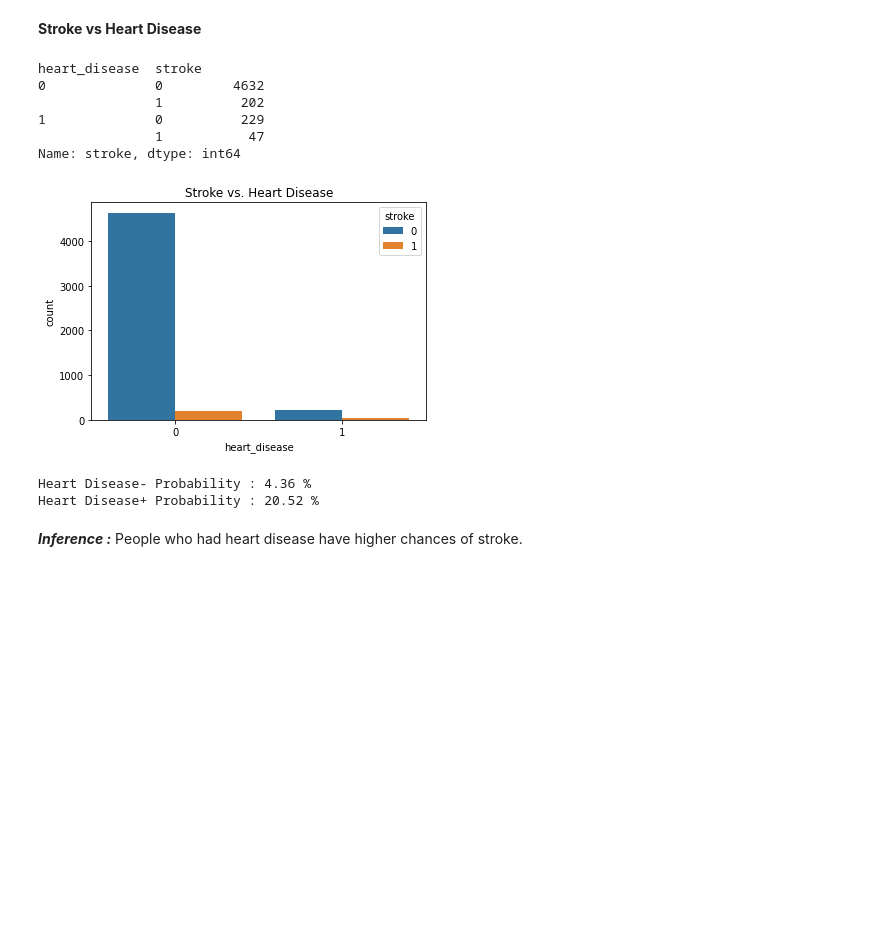
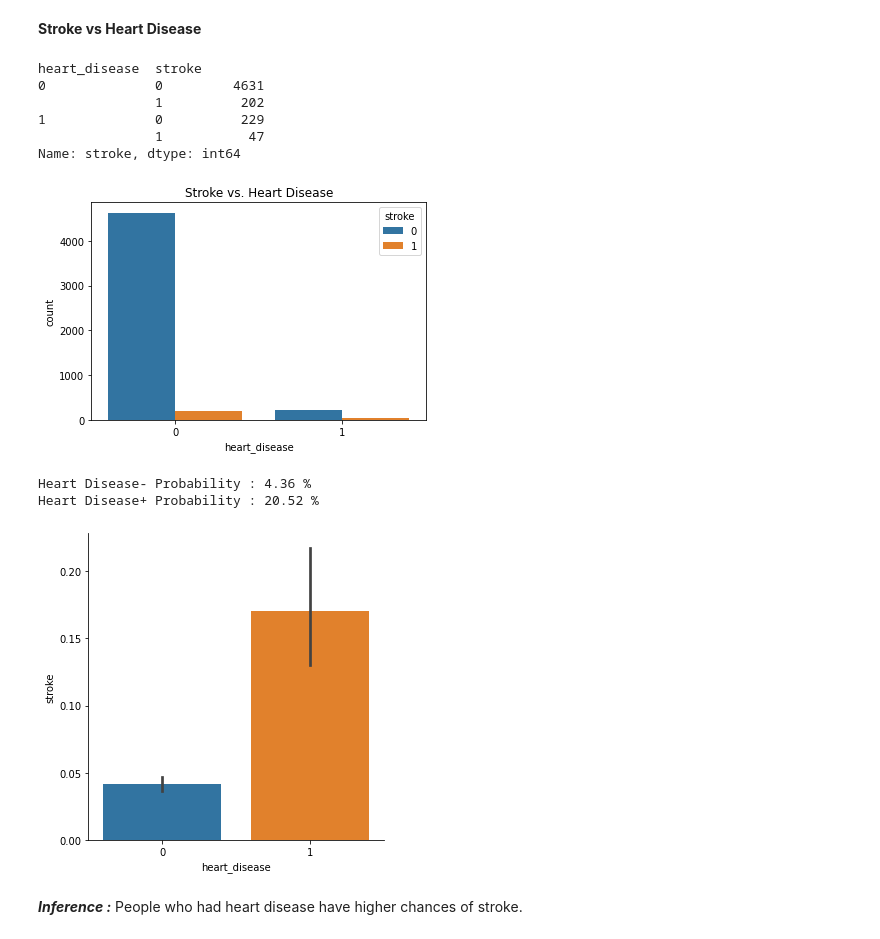
Before and after one commit to dinesh15052003/DAC-Project, a Jupyter notebook: notebooks/data_visualization.ipynb, the cells around one changed output. Cells and saved outputs as stored; diff of their text form; code cells hidden in the pictures; blank space fills up the shorter version.

```diff
--- a/notebooks/data_visualization.ipynb
+++ b/notebooks/data_visualization.ipynb
@@ -204,23 +212,27 @@ HT+ Probability : 15.28 %
 # %%
 hd_group = df.groupby(df.heart_disease)['stroke'].value_counts()
 print(hd_group)
 
 sns.countplot(x=df.heart_disease, hue=df['stroke'])
 plt.title("Stroke vs. Heart Disease")
 plt.show()
 
 print("Heart Disease- Probability : {:.2f} %".format( (hd_group[0][1] / hd_group[0][0])*100 ) )
 print("Heart Disease+ Probability : {:.2f} %".format( (hd_group[1][1] / hd_group[1][0])*100 ) )
+
+sns.catplot(x="heart_disease", y="stroke", data=df, kind="bar")
+plt.show()
 # %% [output]
 heart_disease  stroke
-0              0         4632
+0              0         4631
                1          202
 1              0          229
                1           47
 Name: stroke, dtype: int64
 [figure]
 Heart Disease- Probability : 4.36 %
 Heart Disease+ Probability : 20.52 %
+[figure, added]
 # %% [markdown]
 ***Inference :*** People who had heart disease have higher chances of stroke.
 # %% [markdown]
```
Also changed, not shown: parts of 21 cells of this notebook.
